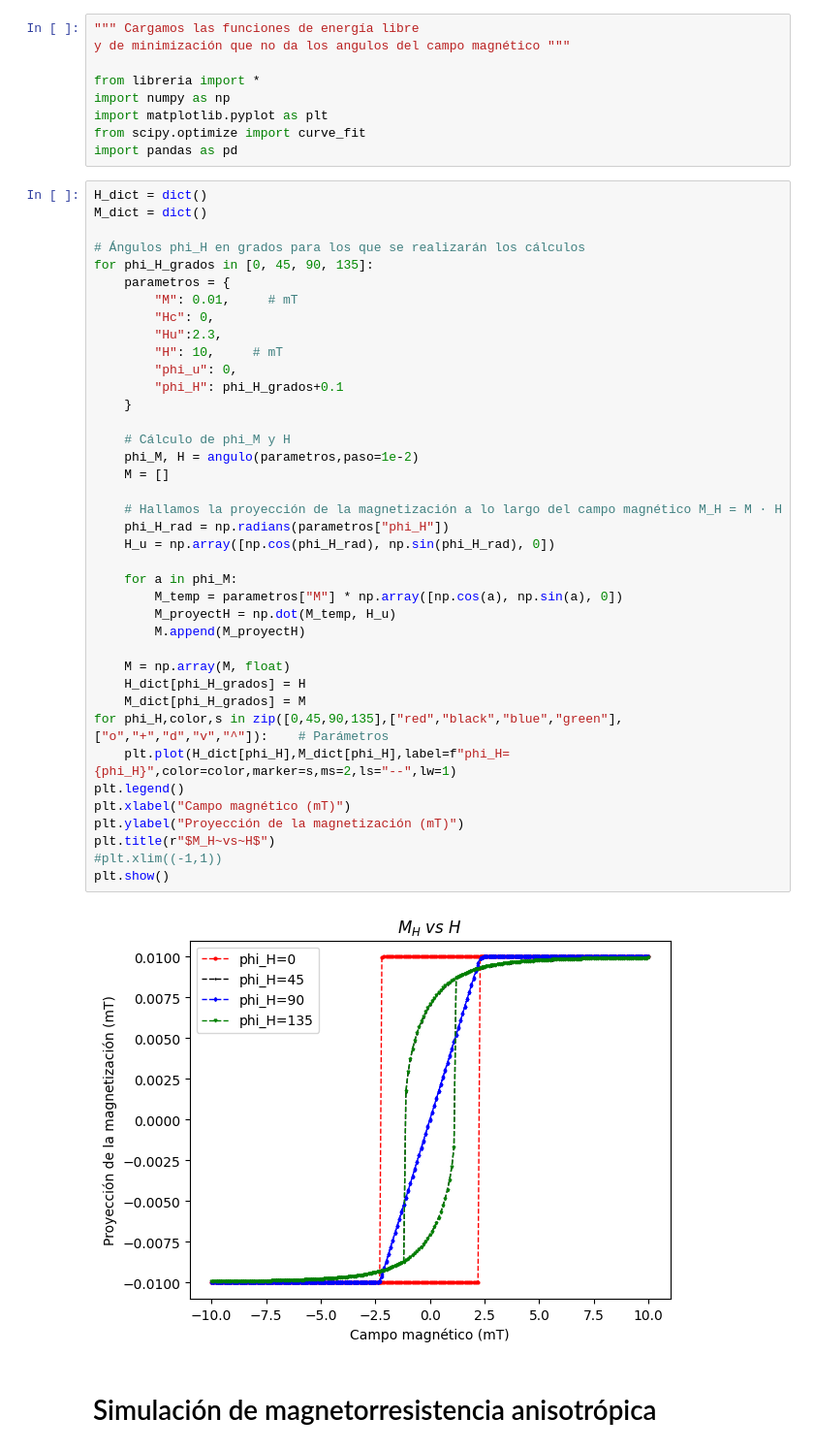
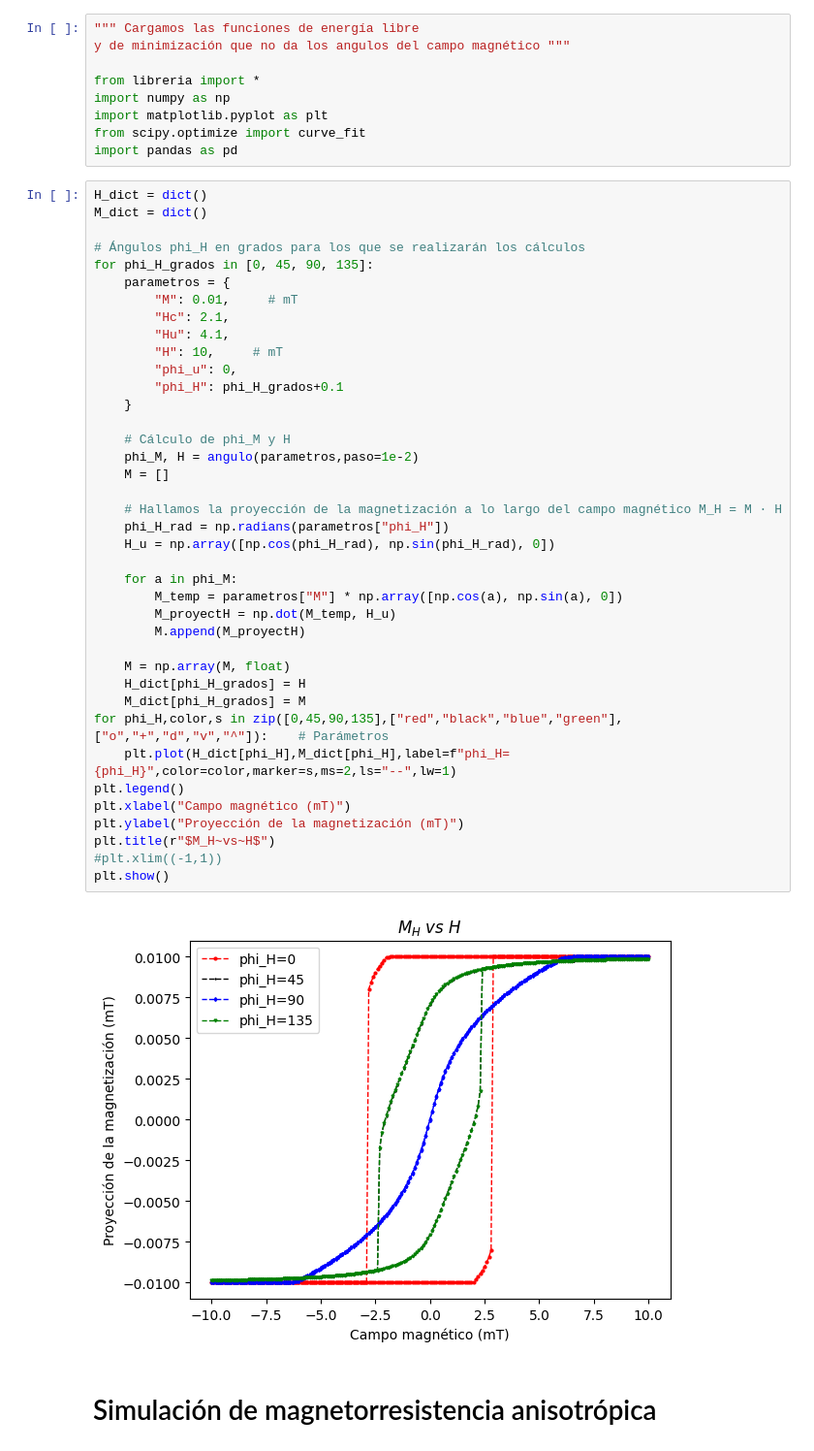
Before and after one commit to Aldairpaz1809/SPINUNI_Aldair, a Jupyter notebook: Tesis4_py.ipynb, the cells around one changed output. Shown at 97% size. Drawn from its saved outputs; the diff is of its cells as text.

```diff
--- a/Tesis4_py.ipynb
+++ b/Tesis4_py.ipynb
@@ -21,39 +21,39 @@ M_dict = dict()
 for phi_H_grados in [0, 45, 90, 135]:
     parametros = {
         "M": 0.01,     # mT
-        "Hc": 0,
-        "Hu":2.3,
+        "Hc": 2.1,
+        "Hu": 4.1,
         "H": 10,     # mT
         "phi_u": 0,
         "phi_H": phi_H_grados+0.1
     }
 
     # Cálculo de phi_M y H
     phi_M, H = angulo(parametros,paso=1e-2)
     M = []
 
     # Hallamos la proyección de la magnetización a lo largo del campo magnético M_H = M · H
     phi_H_rad = np.radians(parametros["phi_H"])
     H_u = np.array([np.cos(phi_H_rad), np.sin(phi_H_rad), 0])
 
     for a in phi_M:
         M_temp = parametros["M"] * np.array([np.cos(a), np.sin(a), 0])
         M_proyectH = np.dot(M_temp, H_u)
         M.append(M_proyectH)
 
     M = np.array(M, float)
     H_dict[phi_H_grados] = H
     M_dict[phi_H_grados] = M
 for phi_H,color,s in zip([0,45,90,135],["red","black","blue","green"],["o","+","d","v","^"]):    # Parámetros
     plt.plot(H_dict[phi_H],M_dict[phi_H],label=f"phi_H={phi_H}",color=color,marker=s,ms=2,ls="--",lw=1)
 plt.legend()
 plt.xlabel("Campo magnético (mT)")
 plt.ylabel("Proyección de la magnetización (mT)")
 plt.title(r"$M_H~vs~H$")
 #plt.xlim((-1,1))
 plt.show()
 # %% [output]
-[figure, old version]
+[figure, new version]
 # %% [markdown]
 # Simulación de magnetorresistencia anisotrópica
 # %% [markdown]
```
Also changed, not shown: parts of 3 cells of this notebook, 1 other file.
